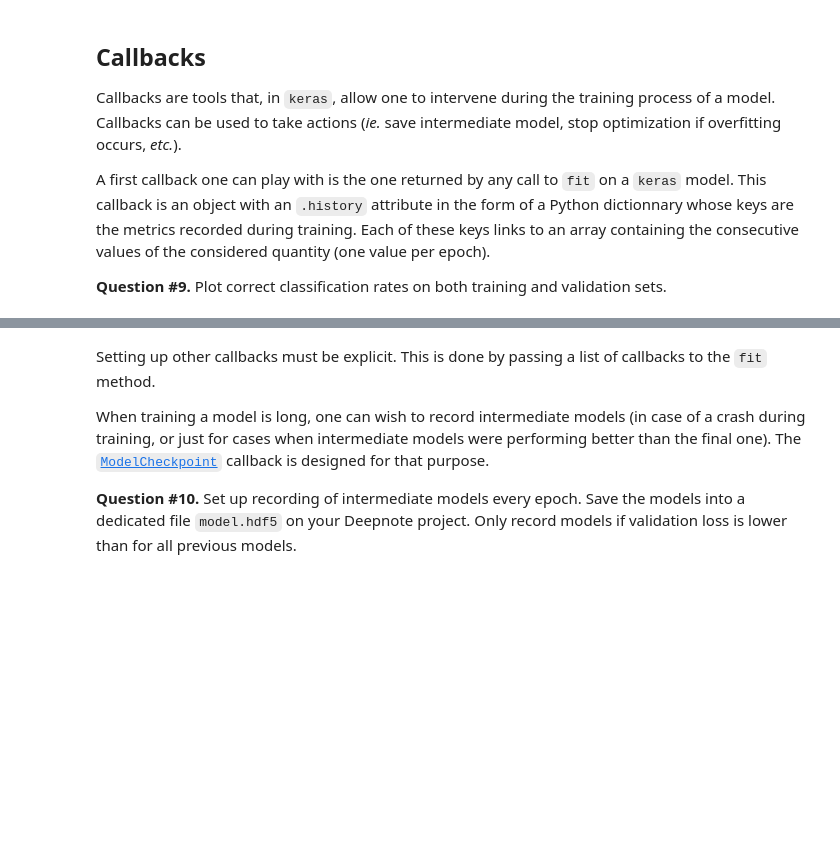
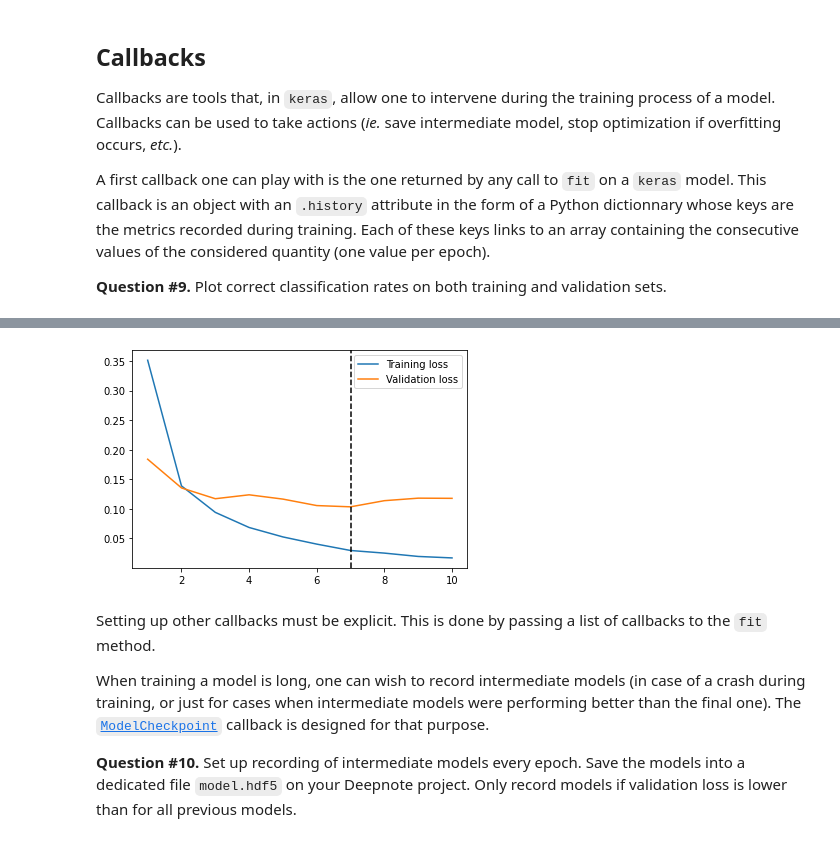
Before and after one commit to rtavenar/deep-notebooks, a Jupyter notebook: MLP_corr.ipynb, the cells around one changed output, grey strips where cells are left out. Saved outputs shown, nothing was run; the diff lists cells and outputs as text; code cells hidden in the pictures; blank space fills up the shorter version.

```diff
--- a/MLP_corr.ipynb
+++ b/MLP_corr.ipynb
@@ -426,0 +493,11 @@ Epoch 10/10
+# %%
+tf.random.set_seed(0)
+
+model = Sequential([
+    InputLayer(input_shape=x_train.shape[1:]),
+    Dense(units=128, activation="relu"),
+    Dense(units=128, activation="relu"),
+    Dense(units=y_train.shape[1], activation="softmax")
+])
+model.compile(loss="categorical_crossentropy", optimizer="adam", metrics=["accuracy"])
+model.fit(x_train, y_train, epochs=10, batch_size=100, verbose=2, validation_split=0.3)
@@ -428,3 +527,16 @@ Epoch 10/10
 **Question #8.** Using [the docs](https://www.tensorflow.org/api_docs/python/tf/keras/optimizers), vary the learning rate of your optimizer from a very low value to a much larger one so as to show evidence of:
 * instability when the learning rate is too large;
 * slow convergence when the learning rate is too low.
+# %%
+from tensorflow.keras.optimizers import Adam
+
+tf.random.set_seed(0)
+
+model = Sequential([
+    InputLayer(input_shape=x_train.shape[1:]),
+    Dense(units=128, activation="relu"),
+    Dense(units=128, activation="relu"),
+    Dense(units=y_train.shape[1], activation="softmax")
+])
+model.compile(loss="categorical_crossentropy", optimizer=Adam(learning_rate=0.0001), metrics=["accuracy"])
+model.fit(x_train, y_train, epochs=10, batch_size=100, verbose=2, validation_split=0.3)
@@ -438,3 +572,14 @@ A first callback one can play with is the one returned by any call to `fit` on a
 This callback is an object with an `.history` attribute in the form of a Python dictionnary whose keys are the metrics recorded during training. Each of these keys links to an array containing the consecutive values of the considered quantity (one value per epoch).
 
 **Question #9.** Plot correct classification rates on both training and validation sets.
+# %%
+tf.random.set_seed(0)
+
+model = Sequential([
+    InputLayer(input_shape=x_train.shape[1:]),
+    Dense(units=128, activation="relu"),
+    Dense(units=128, activation="relu"),
+    Dense(units=y_train.shape[1], activation="softmax")
+])
+model.compile(loss="categorical_crossentropy", optimizer="adam", metrics=["accuracy"])
+h = model.fit(x_train, y_train, epochs=10, batch_size=100, verbose=2, validation_split=0.3)
@@ -441,3 +627,13 @@ This callback is an object with an `.history` attribute in the form of a Python
+# %%
+import matplotlib.pyplot as plt
+import numpy as np
+
+plt.plot(np.arange(1, 11), h.history["loss"], label="Training loss")
+plt.plot(np.arange(1, 11), h.history["val_loss"], label="Validation loss")
+plt.axvline(x=np.argmin(h.history["val_loss"]) + 1, color='k', linestyle='--')
+plt.legend();
+# %% [output]
+[figure, added]
 # %% [markdown]
 Setting up other callbacks must be explicit. This is done by passing a list of callbacks to the `fit` method.
 
```
Also changed, not shown: parts of 16 cells of this notebook.
